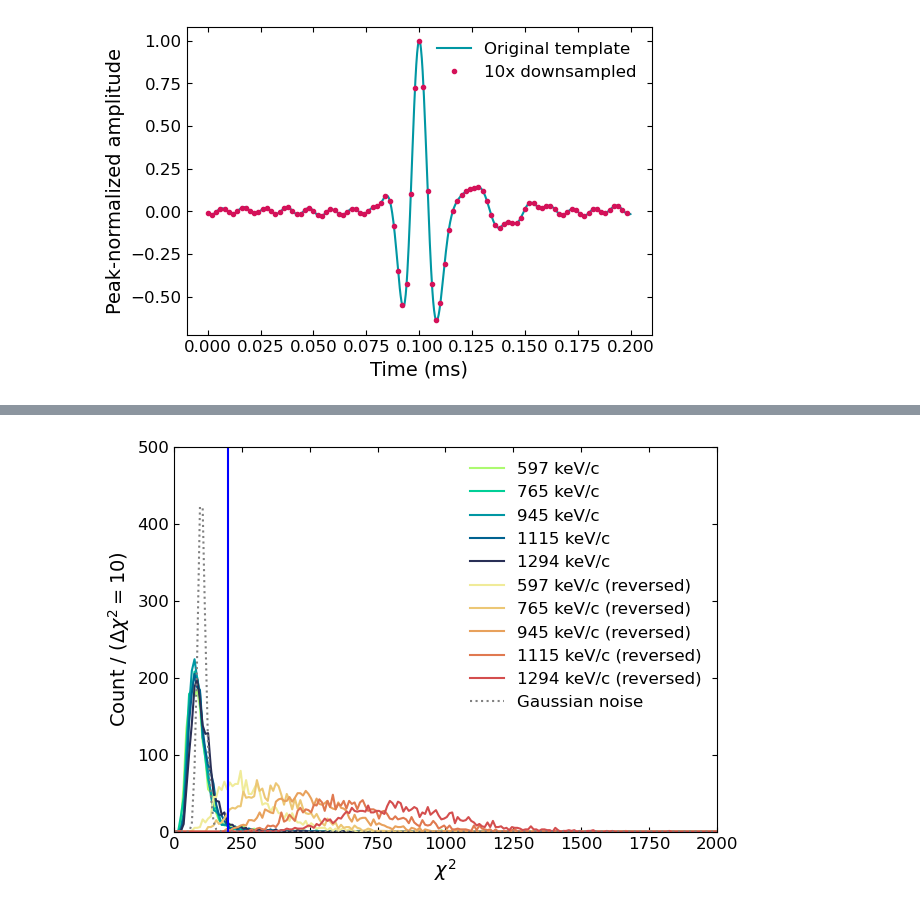
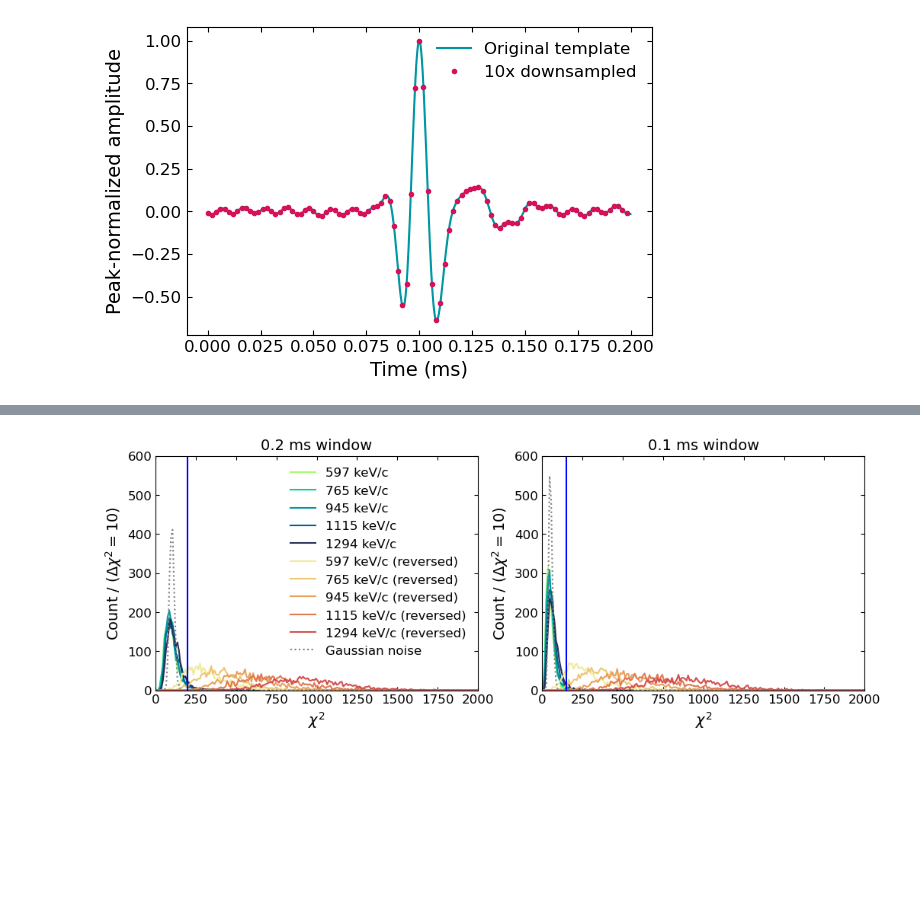
Before and after one commit to yuhants/dm_nanospheres, a Jupyter notebook: analysis_notebooks/sphere_combined_calibration.ipynb, the cells around one changed output, grey strips where cells are left out. Saved outputs shown, nothing was run; the diff lists cells and outputs as text; code cells hidden in the pictures; blank space fills up the shorter version.

```diff
--- a/analysis_notebooks/sphere_combined_calibration.ipynb
+++ b/analysis_notebooks/sphere_combined_calibration.ipynb
@@ -493,4 +494,7 @@ plt.legend(frameon=False)
 The templates and all pulses are downsampled by 10x to match the sampling rate of the actual DM data
+# %%
+normalized_template_downsampled_long = get_normalized_template('sphere_20250103', voltage=20, bounds=(1000, 2000), downsampled=True)
+normalized_template_downsampled_short = get_normalized_template('sphere_20250103', voltage=20, bounds=(1250, 1750), downsampled=True)
 # %%
 sphere = 'sphere_20250103'
 voltages = [10, 12.5, 15, 17.5, 20]
@@ -505,53 +514,84 @@ for i, v in enumerate(voltages):
 # Calculate chi square for noise
 sigma = sigma_p / amp2kev
 
-chisquares_noise = np.empty(1600)
+chisquares_noise_long, chisquares_noise_short = np.empty(1600), np.empty(1600)
 for i in range(1600):
-    noise = np.random.normal(scale=sigma_p/amp2kev, size=100)
-    amp = noise[50]
-    template_scaled = normalized_template_downsampled * amp
+    noise_long = np.random.normal(scale=sigma_p/amp2kev, size=100)
+    noise_short = np.random.normal(scale=sigma_p/amp2kev, size=50)
 
-    chisquares_noise[i] = np.sum( ((noise - template_scaled)/sigma)**2 )
+    amp = noise_long[50]
+    template_scaled_long = normalized_template_downsampled_long * amp
+    chisquares_noise_long[i] = np.sum( ((noise_long - template_scaled_long)/sigma)**2 )
+
+    amp = noise_short[25]
+    template_scaled_short = normalized_template_downsampled_short * amp
+    chisquares_noise_short[i] = np.sum( ((noise_short - template_scaled_short)/sigma)**2 )
 # %%
 colors_warm = ['#d44e4e', '#e07950', '#e8a15c', '#ecc775', '#f0eb99']
 pulse_amps = [597, 765, 945, 1115, 1294]
 
-fig, ax = plt.subplots(1, 1, figsize=(7, 5))
+fig, axes = plt.subplots(1, 2, figsize=(12, 4))
 
+ax = axes[0]
 bins = np.arange(0, 2500, 10)
-for i, chisquares in enumerate(chisquares_all):
+bc = 0.5 * (bins[:-1] + bins[1:])
+
+for i, chisquares in enumerate(chisquares_cal_long):
     hh, be = np.histogram(chisquares, bins=bins)
-    bc = 0.5 * (be[:-1] + be[1:])
     ax.plot(bc, hh, label=fr'{pulse_amps[i]} keV/c', color=colors[4-i])
 
-for i, chisquares in enumerate(chisquares_neg_all):
-    hh_n, be_n = np.histogram(chisquares_neg_all[i], bins=bins)
-    bc_n = 0.5 * (be_n[:-1] + be_n[1:])
-
-    ax.plot(bc_n, hh_n, '-', label=fr'{pulse_amps[i]} keV/c (reversed)', color=colors_warm[4-i])
+for i, chisquares in enumerate(chisquares_cal_neg_long):
+    hh_n, be_n = np.histogram(chisquares_cal_neg_long[i], bins=bins)
+    ax.plot(bc, hh_n, '-', label=fr'{pulse_amps[i]} keV/c (reversed)', color=colors_warm[4-i])
 
     if i == 4:
-        hh_noise, be_noise = np.histogram(chisquares_noise, bins=bins)
+        hh_noise, be_noise = np.histogram(chisquares_noise_long, bins=bins)
         bc_noise = 0.5 * (be_noise[:-1] + be_noise[1:])
         ax.plot(bc_noise, hh_noise, ':',label=f'Gaussian noise', color='grey')
 
-ax.vlines(200, 0, 1200, color='b')
-
-ax.set_ylabel(r'Count / ($\Delta \chi^2=10$)')
-ax.set_xlabel(r'$\chi^2$')
-
-ax.set_xlim(0, 2000)
-ax.set_ylim(0, 500)
+ax.set_title('0.2 ms window')
 ax.legend(frameon=False)
 
-thr = 200
-print(f'Threshold = {thr}')
+## Second plot for short template
+ax = axes[1]
+bins = np.arange(0, 2500, 10)
+bc = 0.5 * (bins[:-1] + bins[1:])
 
-fractions = np.empty(5)
-for i, chisquares in enumerate(chisquares_all):
-    fractions[i] = (np.sum(chisquares > thr) / chisquares.size)
-    print(f'Fraction rejected ({pulse_amps[i]} keV/c): {np.sum(chisquares > thr) / chisquares.size}')
+for i, chisquares in enumerate(chisquares_cal_short):
+    hh, be = np.histogram(chisquares, bins=bins)
+    ax.plot(bc, hh, label=fr'{pulse_amps[i]} keV/c', color=colors[4-i])
 
-print(fr'Fraction rejected (averaged): {np.mean(fractions[-2:]):.3f} $\pm$ {np.std(fractions[-2:]):.3f}')
-print(f'Fraction rejected (noise): {np.sum(chisquares_noise > thr) / chisquares_noise.size}')
+for i, chisquares in enumerate(chisquares_cal_neg_short):
+    hh_n, be_n = np.histogram(chisquares, bins=bins)
+    ax.plot(bc, hh_n, '-', label=fr'{pulse_amps[i]} keV/c (reversed)', color=colors_warm[4-i])
+
+    if i == 4:
+        hh_noise, be_noise = np.histogram(chisquares_noise_short, bins=bins)
+        bc_noise = 0.5 * (be_noise[:-1] + be_noise[1:])
+        ax.plot(bc_noise, hh_noise, ':',label=f'Gaussian noise', color='grey')
+ax.set_title('0.1 ms window')
+
+for ax in axes:
+    ax.set_xlim(0, 2000)
+    ax.set_ylim(0, 600)
+
+    ax.set_ylabel(r'Count / ($\Delta \chi^2=10$)')
+    ax.set_xlabel(r'$\chi^2$')
+
+thr_long  = 200
+thr_short = 150
+axes[0].vlines(thr_long, 0, 600, color='b')
+axes[1].vlines(thr_short, 0, 600, color='b')
+
+print(f'Threshold = {thr_long} (0.2 ms window), {thr_short} (0.1 ms window)')
+
+fractions_long, fractions_short = np.empty(5), np.empty(5)
+for i, chisquares in enumerate(chisquares_cal_long):
+    fractions_long[i] = (np.sum(chisquares > thr_long) / chisquares.size)
+    fractions_short[i] = (np.sum(chisquares_cal_short[i] > thr_short) / chisquares_cal_short[i].size)
+
+    print(f'Fraction rejected ({pulse_amps[i]} keV/c): {fractions_long[i]:.3f}, {fractions_short[i]:.3f}')
+
+print(fr'Fraction rejected (averaged): {np.mean(fractions_long[-2:]):.3f} $\pm$ {np.std(fractions_long[-2:]):.3f}, {np.mean(fractions_short[-2:]):.3f} $\pm$ {np.std(fractions_short[-2:]):.3f}')
+print(f'Fraction rejected (noise): {np.sum(chisquares_noise_long > thr_long) / chisquares_noise_long.size}, {np.sum(chisquares_noise_short > thr_short) / chisquares_noise_short.size}')
 # %% [output]
@@ -566 +606 @@ Fraction rejected (noise): 0.0
-[figure, old version]
+[figure, new version]
```
Also changed, not shown: parts of 18 cells of this notebook, 4 other files.
